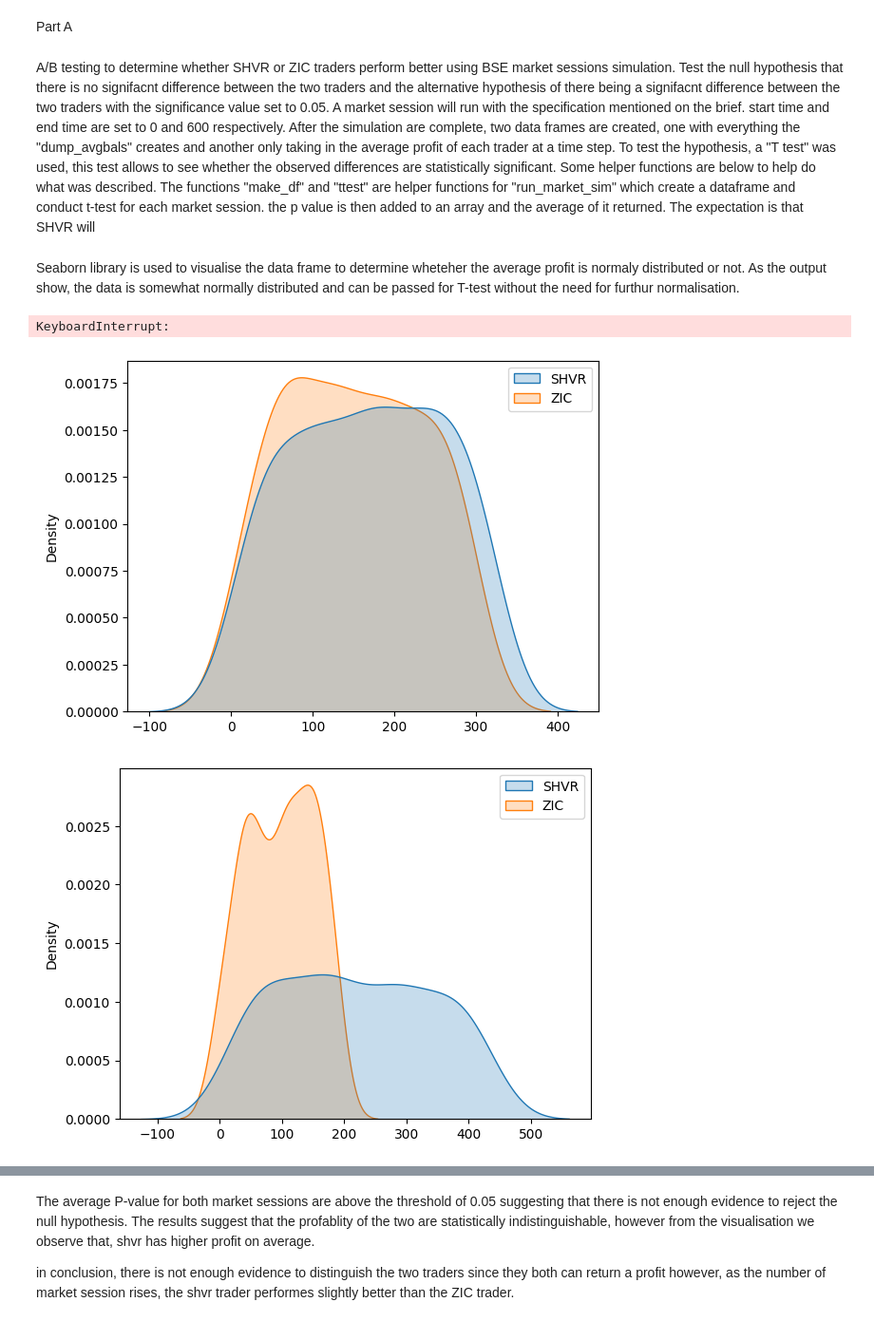
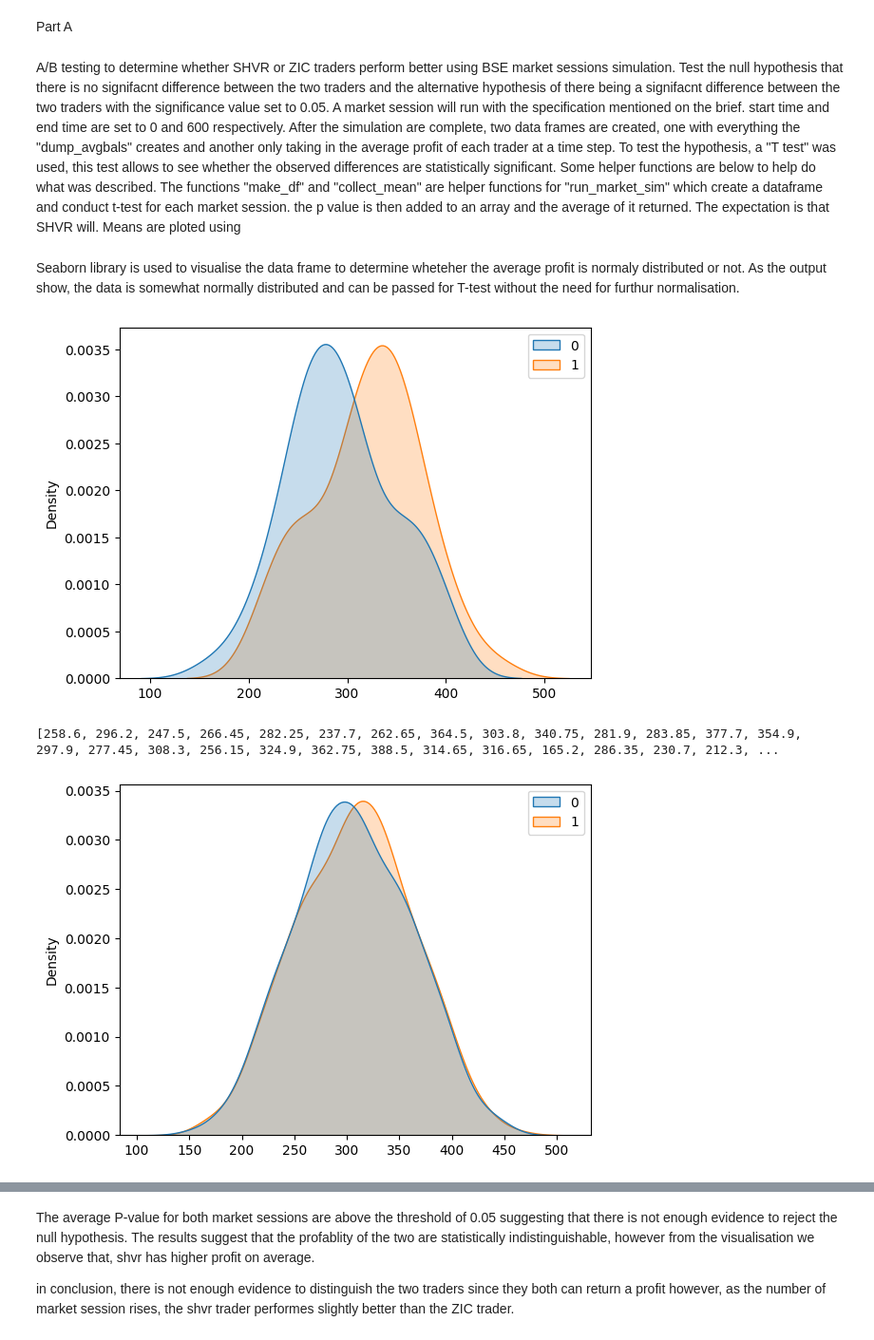
Before and after one commit to RadShiadeh/fintech-CW, a Jupyter notebook: CW-IEFT-template.ipynb, the cells around one changed output, grey strips where cells are left out. Shown at 95% size. Saved outputs shown, nothing was run; the diff lists cells and outputs as text; code cells hidden in the pictures.

```diff
--- a/CW-IEFT-template.ipynb
+++ b/CW-IEFT-template.ipynb
@@ -4,7 +4,7 @@
 # %% [markdown]
 Part A
 # %% [markdown]
-A/B testing to determine whether SHVR or ZIC traders perform better using BSE market sessions simulation. Test the null hypothesis that there is no signifacnt difference between the two traders and the alternative hypothesis of there being a signifacnt difference between the two traders with the significance value set to 0.05. A market session will run with the specification mentioned on the brief. start time and end time are set to 0 and 600 respectively. After the simulation are complete, two data frames are created, one with everything the "dump_avgbals" creates and another only taking in the average profit of each trader at a time step. To test the hypothesis, a "T test" was used, this test allows to see whether the observed differences are statistically significant. Some helper functions are below to help do what was described. The functions "make_df" and "ttest" are helper functions for "run_market_sim" which create a dataframe and conduct t-test for each market session. the p value is then added to an array and the average of it returned. The expectation is that SHVR will
+A/B testing to determine whether SHVR or ZIC traders perform better using BSE market sessions simulation. Test the null hypothesis that there is no signifacnt difference between the two traders and the alternative hypothesis of there being a signifacnt difference between the two traders with the significance value set to 0.05. A market session will run with the specification mentioned on the brief. start time and end time are set to 0 and 600 respectively. After the simulation are complete, two data frames are created, one with everything the "dump_avgbals" creates and another only taking in the average profit of each trader at a time step. To test the hypothesis, a "T test" was used, this test allows to see whether the observed differences are statistically significant. Some helper functions are below to help do what was described. The functions "make_df" and "collect_mean" are helper functions for "run_market_sim" which create a dataframe and conduct t-test for each market session. the p value is then added to an array and the average of it returned. The expectation is that SHVR will. Means are ploted using
 # %%
 # Some code...
 import matplotlib.pyplot as plt
@@ -25,16 +25,10 @@ def make_df(path: str):
     df_profit.columns = ['SHVR', 'ZIC']
     return df, df_profit
 
-def ttest(df):
-    mean_zic = []
-    mean_shvr = []
-    zic_avg = df['ZIC']
-    shvr_avg = df['SHVR']
-    mean_zic.append(df['ZIC'][len(df)-1])
-    mean_shvr.append(df['SHVR'][len(df)-1])
-
-    t_statistic, p_value = stats.ttest_ind(zic_avg, shvr_avg)
-    return t_statistic, p_value, mean_zic, mean_shvr
+def collect_mean(df):
+    mean_zic = df['ZIC'][len(df)-1]
+    mean_shvr = df['SHVR'][len(df)-1]
+    return mean_zic, mean_shvr
 
 def trader_specs_two(R, n):
     SHVR_num = (n*R)//100
@@ -46,7 +40,6 @@ def trader_specs_two(R, n):
 
 def run_market_sim(trial_id, no_sessions, R, n, supply_range, demand_range, start_time, end_time, path):
     trader_specs = trader_specs_two(R, n)
-    p_val = []
     total_mean_zic = []
     total_mean_shvr = []
 
@@ -62,26 +55,22 @@ def run_market_sim(trial_id, no_sessions, R, n, supply_range, demand_range, star
         verbose = False
         market_session(trial_id, start_time, end_time, trader_specs, order_sched, dump_flags, verbose)
         _, df_profit = make_df(path)
-        _, p_value, mean_zic, mean_shvr = ttest(df_profit)
+        mean_zic, mean_shvr = collect_mean(df_profit)
         total_mean_shvr.append(mean_shvr)
         total_mean_zic.append(mean_zic)
-        p_val.append(p_value)
 
-    return np.mean(p_val), total_mean_shvr, total_mean_zic
+    return total_mean_shvr, total_mean_zic
 # %% [markdown]
 Seaborn library is used to visualise the data frame to determine wheteher the average profit is normaly distributed or not. As the output show, the data is somewhat normally distributed and can be passed for T-test without the need for furthur normalisation.
 # %%
-n50P_avg, n50PmeanP_zic, n50meanP_shvr = run_market_sim(trial_id="n500", no_sessions=500, R=50, n=20, supply_range=(310, 310), demand_range=(250, 490), start_time=0, end_time=60*10, path='n500_avg_balance.csv')
-n500P_avg, n500PmeanP_zic, n500meanP_shvr = run_market_sim(trial_id="n50", no_sessions=50, R=50, n=20, supply_range=(310, 310), demand_range=(250, 490), start_time=0, end_time=60*10, path='n50_avg_balance.csv')
-print(n50P_avg, n500P_avg)
+n50Pmean_zic, n50mean_shvr = run_market_sim(trial_id="n500", no_sessions=500, R=50, n=20, supply_range=(310, 310), demand_range=(250, 490), start_time=0, end_time=60*10, path='n500_avg_balance.csv')
+n500Pmean_zic, n500mean_shvr = run_market_sim(trial_id="n50", no_sessions=50, R=50, n=20, supply_range=(310, 310), demand_range=(250, 490), start_time=0, end_time=60*10, path='n50_avg_balance.csv')
-# %% [output]
-KeyboardInterrupt:
 # %%
-_, df50 = make_df('n50_avg_balance.csv')
-_, df500 = make_df('n500_avg_balance.csv')
-plot_500 = sns.kdeplot(data=df500, fill=True)
+plot_500 = sns.kdeplot([n500Pmean_zic, n500mean_shvr], fill=True)
 plt.show()
-plot_50 = sns.kdeplot(data=df50, fill=True)
+plot_50 = sns.kdeplot([n50Pmean_zic, n50mean_shvr], fill=True)
+print(n500Pmean_zic, n500mean_shvr)
 # %% [output]
-[figure, old version]
+[figure, new version]
+[258.6, 296.2, 247.5, 266.45, 282.25, 237.7, 262.65, 364.5, 303.8, 340.75, 281.9, 283.85, 377.7, 354.9, 297.9, 277.45, 308.3, 256.15, 324.9, 362.75, 388.5, 314.65, 316.65, 165.2, 286.35, 230.7, 212.3, ...
-[figure, old version]
+[figure, new version]
```
Also changed, not shown: parts of 3 cells of this notebook, 8 other files.
